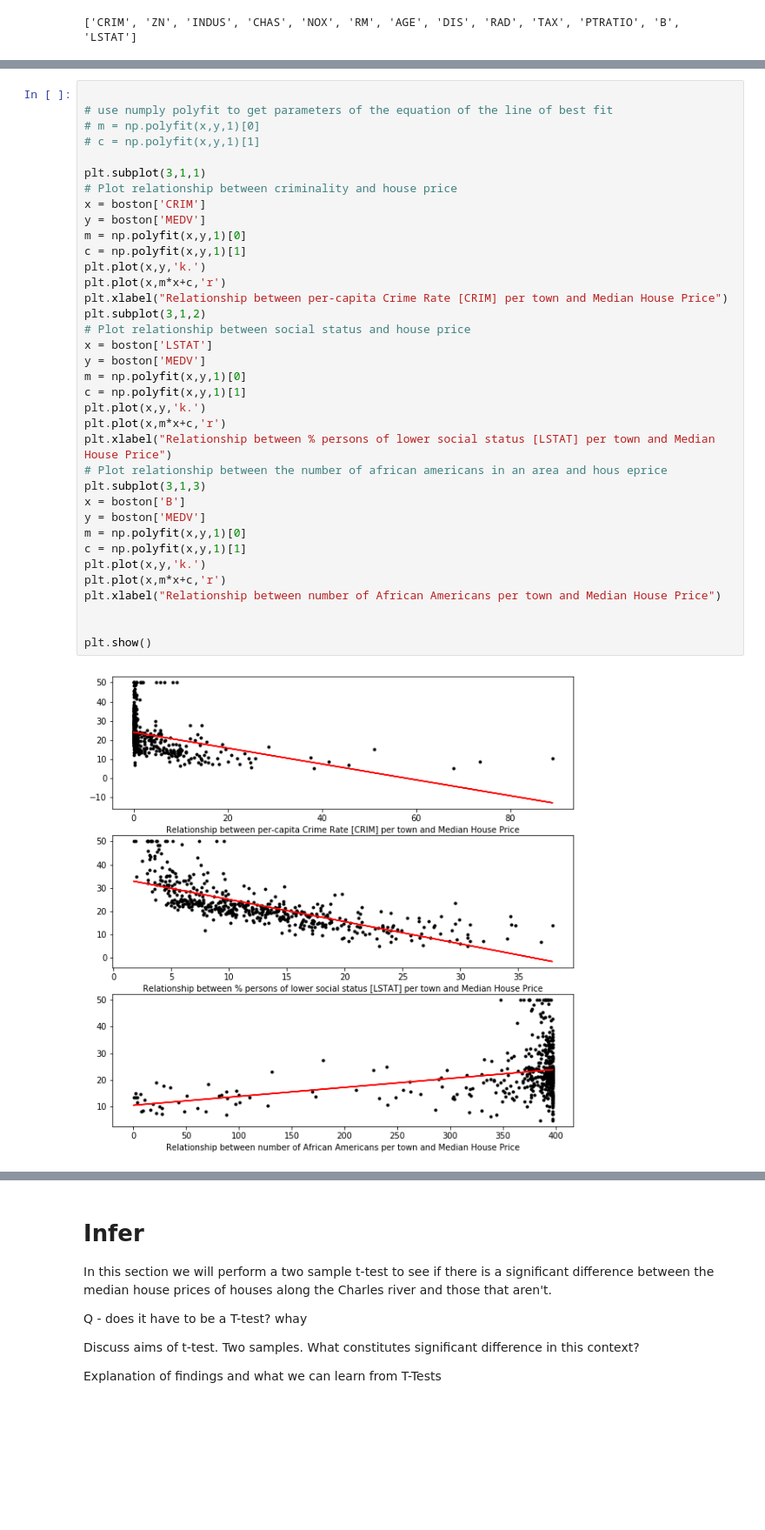
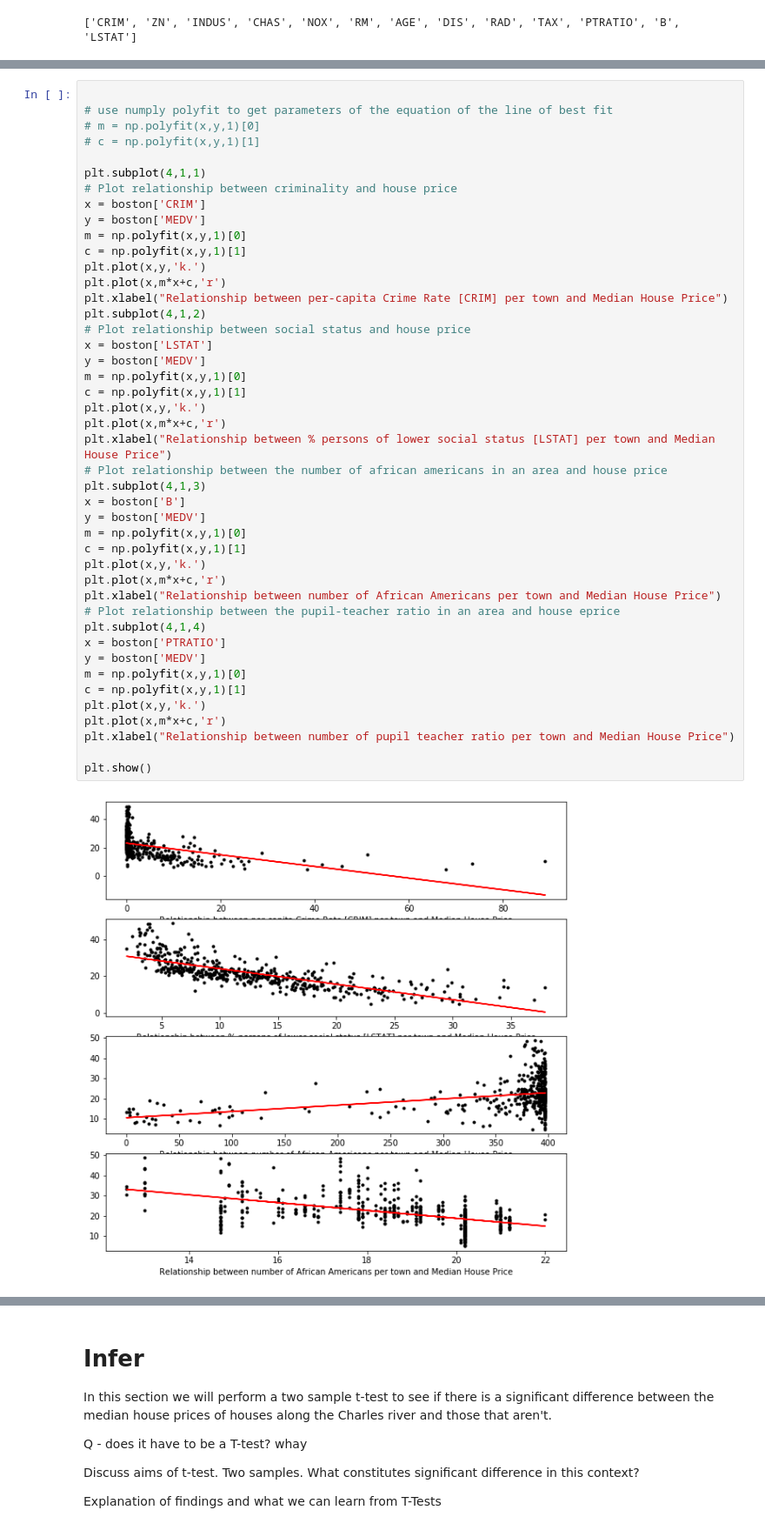
Before and after one commit to davesheils/machineLearningStatisticsProject2019, a Jupyter notebook: Project Notebook.ipynb, the cells around one changed output, grey strips where cells are left out. Shown: that part at 87% size. Cells and saved outputs as stored; diff of their text form; blank space fills up the shorter version.

Commit message:
Finished  plotting relationship between MEDV and other feature variables

```diff
--- a/Project Notebook.ipynb
+++ b/Project Notebook.ipynb
@@ -253,36 +251,44 @@ We will begin by looking at demographics. We have two demographic variables, nam
 # use numply polyfit to get parameters of the equation of the line of best fit
 # m = np.polyfit(x,y,1)[0]
 # c = np.polyfit(x,y,1)[1]
 
-plt.subplot(3,1,1)
+plt.subplot(4,1,1)
 # Plot relationship between criminality and house price
 x = boston['CRIM']
 y = boston['MEDV']
 m = np.polyfit(x,y,1)[0]
 c = np.polyfit(x,y,1)[1]
 plt.plot(x,y,'k.')
 plt.plot(x,m*x+c,'r')
 plt.xlabel("Relationship between per-capita Crime Rate [CRIM] per town and Median House Price")
-plt.subplot(3,1,2)
+plt.subplot(4,1,2)
 # Plot relationship between social status and house price
 x = boston['LSTAT']
 y = boston['MEDV']
 m = np.polyfit(x,y,1)[0]
 c = np.polyfit(x,y,1)[1]
 plt.plot(x,y,'k.')
 plt.plot(x,m*x+c,'r')
 plt.xlabel("Relationship between % persons of lower social status [LSTAT] per town and Median House Price")
-# Plot relationship between the number of african americans in an area and hous eprice
-plt.subplot(3,1,3)
+# Plot relationship between the number of african americans in an area and house price
+plt.subplot(4,1,3)
 x = boston['B']
 y = boston['MEDV']
 m = np.polyfit(x,y,1)[0]
 c = np.polyfit(x,y,1)[1]
 plt.plot(x,y,'k.')
 plt.plot(x,m*x+c,'r')
 plt.xlabel("Relationship between number of African Americans per town and Median House Price")
-
+# Plot relationship between the pupil-teacher ratio in an area and house eprice
+plt.subplot(4,1,4)
+x = boston['PTRATIO']
+y = boston['MEDV']
+m = np.polyfit(x,y,1)[0]
+c = np.polyfit(x,y,1)[1]
+plt.plot(x,y,'k.')
+plt.plot(x,m*x+c,'r')
+plt.xlabel("Relationship between number of pupil teacher ratio per town and Median House Price")
 
 plt.show()
 # %% [output]
-[figure, old version]
+[figure, new version]
```
Also changed, not shown: parts of 8 cells of this notebook.
